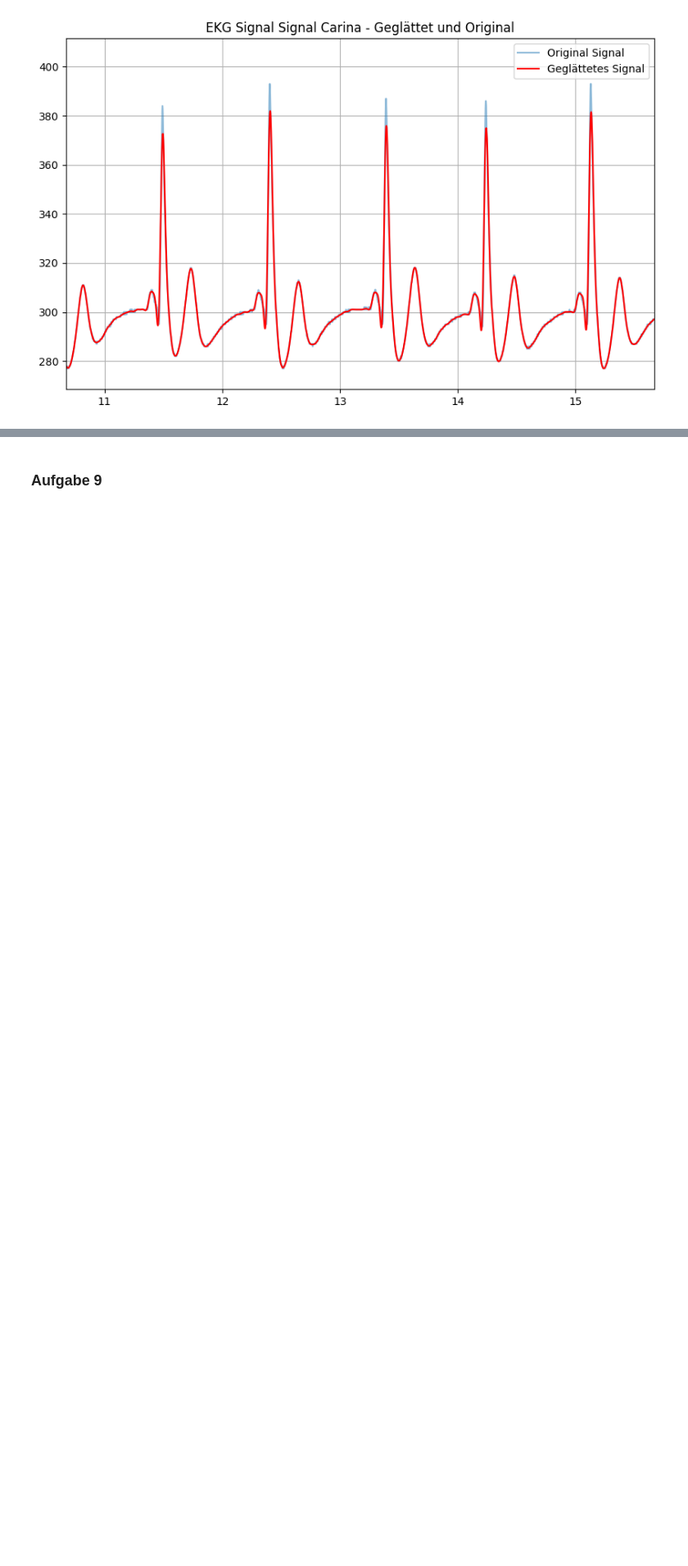
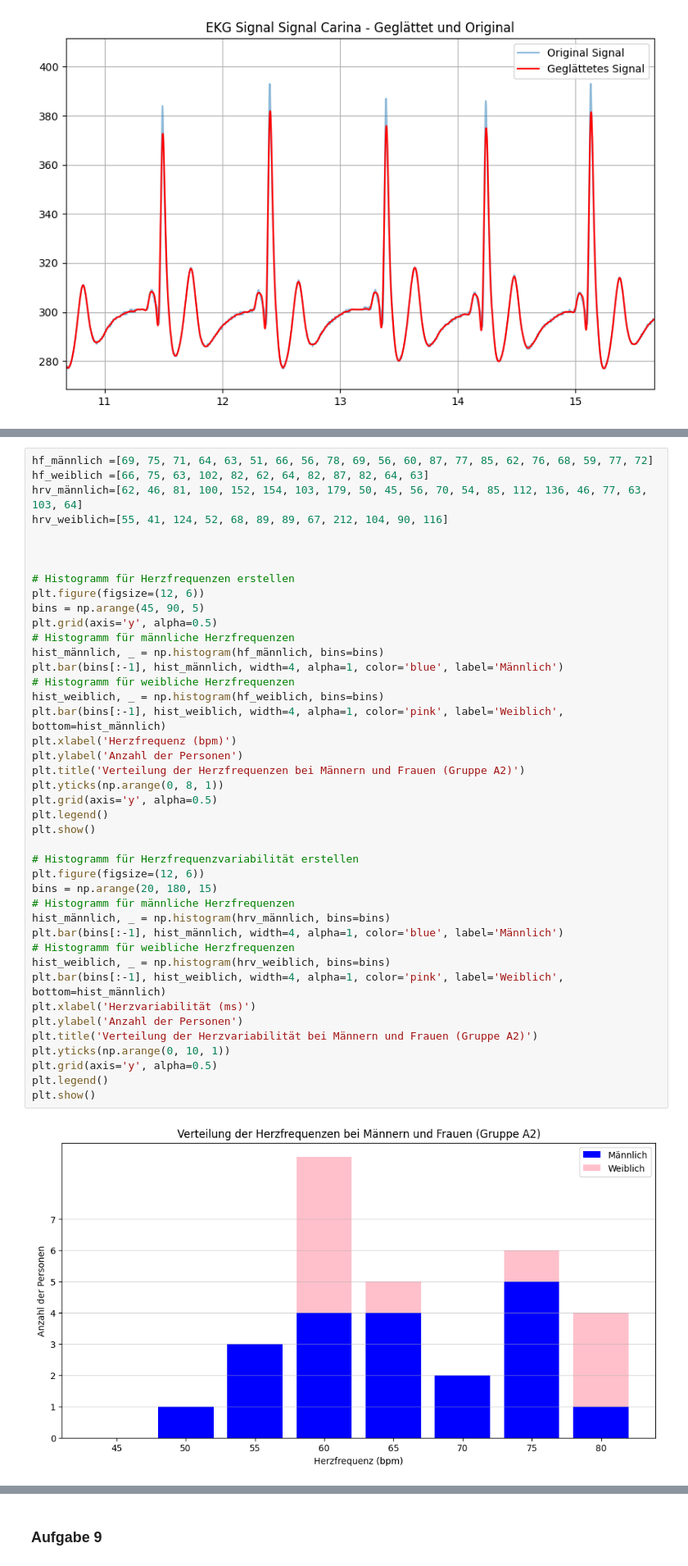
Before and after one commit to VPaulineC/Praktikum-2, a Jupyter notebook: Praktikum_2.ipynb, the cells around one changed output, grey strips where cells are left out. Shown at 82% size. Cells and saved outputs as stored; diff of their text form; blank space fills up the shorter version.

```diff
--- a/Praktikum_2.ipynb
+++ b/Praktikum_2.ipynb
@@ -379,0 +281,44 @@ HRV (Standardabweichung der RR-Intervalle): 70.31 ms
+# %%
+hf_männlich =[69, 75, 71, 64, 63, 51, 66, 56, 78, 69, 56, 60, 87, 77, 85, 62, 76, 68, 59, 77, 72]
+hf_weiblich =[66, 75, 63, 102, 82, 62, 64, 82, 87, 82, 64, 63]
+hrv_männlich=[62, 46, 81, 100, 152, 154, 103, 179, 50, 45, 56, 70, 54, 85, 112, 136, 46, 77, 63, 103, 64]
+hrv_weiblich=[55, 41, 124, 52, 68, 89, 89, 67, 212, 104, 90, 116]
+
+
+
+# Histogramm für Herzfrequenzen erstellen
+plt.figure(figsize=(12, 6))
+bins = np.arange(45, 90, 5)
+plt.grid(axis='y', alpha=0.5)
+# Histogramm für männliche Herzfrequenzen
+hist_männlich, _ = np.histogram(hf_männlich, bins=bins)
+plt.bar(bins[:-1], hist_männlich, width=4, alpha=1, color='blue', label='Männlich')
+# Histogramm für weibliche Herzfrequenzen
+hist_weiblich, _ = np.histogram(hf_weiblich, bins=bins)
+plt.bar(bins[:-1], hist_weiblich, width=4, alpha=1, color='pink', label='Weiblich', bottom=hist_männlich)
+plt.xlabel('Herzfrequenz (bpm)')
+plt.ylabel('Anzahl der Personen')
+plt.title('Verteilung der Herzfrequenzen bei Männern und Frauen (Gruppe A2)')
+plt.yticks(np.arange(0, 8, 1))
+plt.grid(axis='y', alpha=0.5)
+plt.legend()
+plt.show()
+
+# Histogramm für Herzfrequenzvariabilität erstellen
+plt.figure(figsize=(12, 6))
+bins = np.arange(20, 180, 15)
+# Histogramm für männliche Herzfrequenzen
+hist_männlich, _ = np.histogram(hrv_männlich, bins=bins)
+plt.bar(bins[:-1], hist_männlich, width=4, alpha=1, color='blue', label='Männlich')
+# Histogramm für weibliche Herzfrequenzen
+hist_weiblich, _ = np.histogram(hrv_weiblich, bins=bins)
+plt.bar(bins[:-1], hist_weiblich, width=4, alpha=1, color='pink', label='Weiblich', bottom=hist_männlich)
+plt.xlabel('Herzvariabilität (ms)')
+plt.ylabel('Anzahl der Personen')
+plt.title('Verteilung der Herzvariabilität bei Männern und Frauen (Gruppe A2)')
+plt.yticks(np.arange(0, 10, 1))
+plt.grid(axis='y', alpha=0.5)
+plt.legend()
+plt.show()
+# %% [output]
+[figure, added]
```
Also changed, not shown: parts of 33 cells of this notebook, 1 other file.
